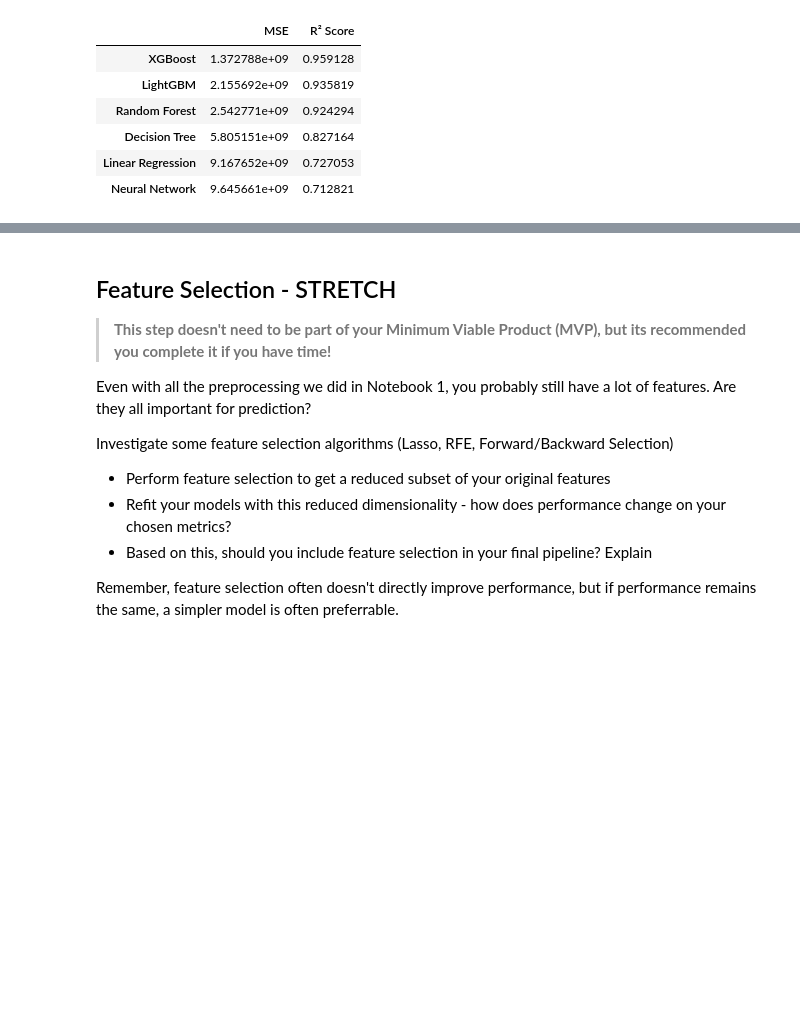
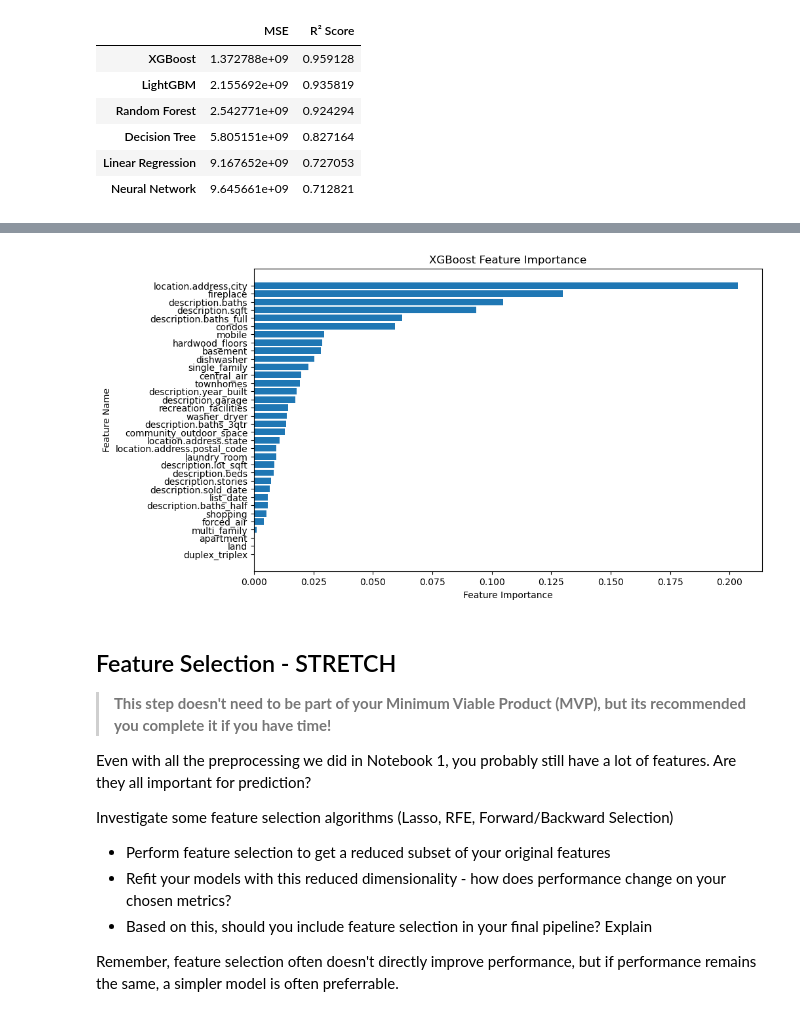
Before and after one commit to Gur212/Data-Science-Midterm-Project, a Jupyter notebook: notebooks/2 - model_selection.ipynb, the cells around one changed output, grey strips where cells are left out. Cells and saved outputs as stored; diff of their text form; code cells hidden in the pictures; blank space fills up the shorter version.

Commit message:
Add feature importance chart

```diff
--- a/notebooks/2 - model_selection.ipynb
+++ b/notebooks/2 - model_selection.ipynb
@@ -312,3 +312,23 @@ Index: 1170     -       Prediction: $404,198    Actual: $401,000        Differen
+# %%
+import matplotlib.pyplot as plt
+
+# Get XG feature importance
+importances = xg.feature_importances_
+
+# Create a DataFrame for visualization
+importances_df = pd.DataFrame({'Feature': X_train.columns, 'Importance': importances})
+importances_df = importances_df.sort_values(by='Importance', ascending=False)
+
+# Plot feature importance
+plt.figure(figsize=(10, 6))
+plt.barh(importances_df['Feature'], importances_df['Importance'])
+plt.xlabel("Feature Importance")
+plt.ylabel("Feature Name")
+plt.title("XGBoost Feature Importance")
+plt.gca().invert_yaxis()
+plt.show()
+# %% [output]
+[figure, added]
 # %% [markdown]
 ## Feature Selection - STRETCH
 
```
Also changed, not shown: parts of 1 cell of this notebook.
